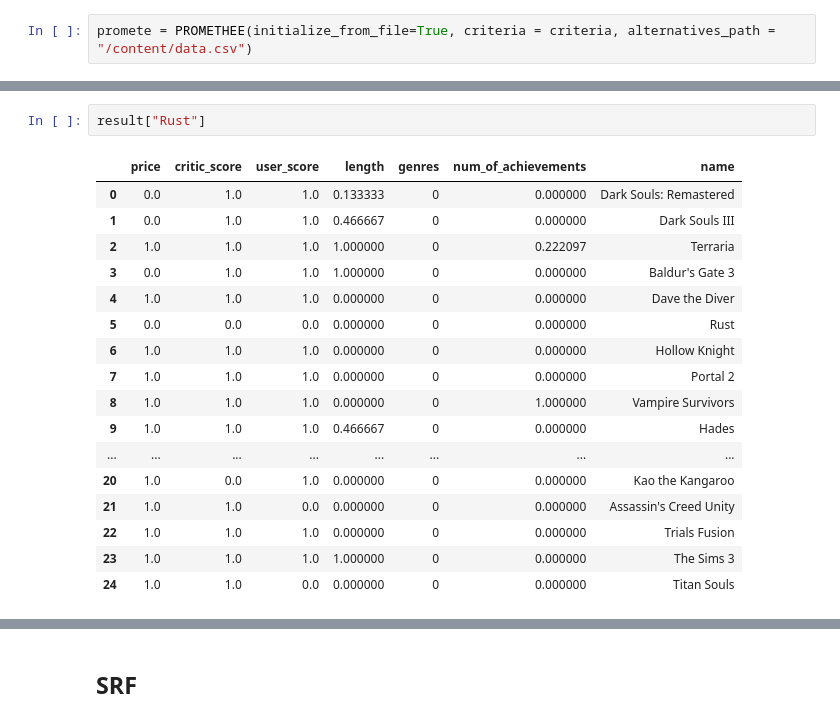
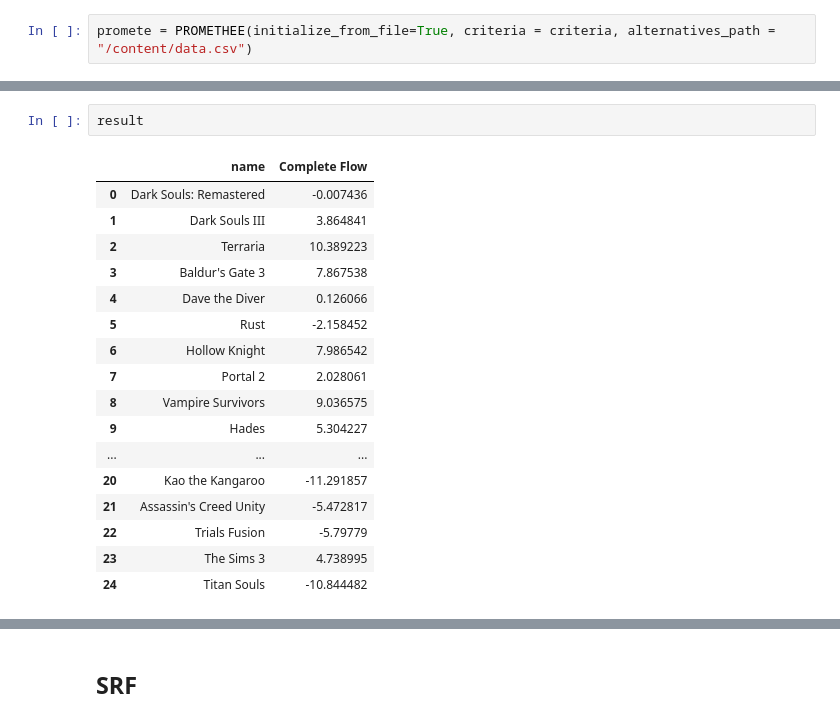
Before and after one commit to MatTheTab/Decision_Analysis, a Jupyter notebook: Project_1/Mat_Decision_Analysis_Project_1.ipynb, the cells around one changed output, grey strips where cells are left out. Drawn from its saved outputs; the diff is of its cells as text.

Commit message:
Add flow calculations

```diff
--- a/Project_1/Mat_Decision_Analysis_Project_1.ipynb
+++ b/Project_1/Mat_Decision_Analysis_Project_1.ipynb
@@ -218,20 +257,20 @@ result = promete.solve()
 # %%
-result["Rust"]
+result
 # %% [output]
-|  | price | critic_score | user_score | length | genres | num_of_achievements | name |
-| 0 | 0.0 | 1.0 | 1.0 | 0.133333 | 0 | 0.000000 | Dark Souls: Remastered |
-| 1 | 0.0 | 1.0 | 1.0 | 0.466667 | 0 | 0.000000 | Dark Souls III |
-| 2 | 1.0 | 1.0 | 1.0 | 1.000000 | 0 | 0.222097 | Terraria |
-| 3 | 0.0 | 1.0 | 1.0 | 1.000000 | 0 | 0.000000 | Baldur's Gate 3 |
-| 4 | 1.0 | 1.0 | 1.0 | 0.000000 | 0 | 0.000000 | Dave the Diver |
-| 5 | 0.0 | 0.0 | 0.0 | 0.000000 | 0 | 0.000000 | Rust |
-| 6 | 1.0 | 1.0 | 1.0 | 0.000000 | 0 | 0.000000 | Hollow Knight |
-| 7 | 1.0 | 1.0 | 1.0 | 0.000000 | 0 | 0.000000 | Portal 2 |
-| 8 | 1.0 | 1.0 | 1.0 | 0.000000 | 0 | 1.000000 | Vampire Survivors |
-| 9 | 1.0 | 1.0 | 1.0 | 0.466667 | 0 | 0.000000 | Hades |
-| ... | ... | ... | ... | ... | ... | ... | ... |
-| 20 | 1.0 | 0.0 | 1.0 | 0.000000 | 0 | 0.000000 | Kao the Kangaroo |
-| 21 | 1.0 | 1.0 | 0.0 | 0.000000 | 0 | 0.000000 | Assassin's Creed Unity |
-| 22 | 1.0 | 1.0 | 1.0 | 0.000000 | 0 | 0.000000 | Trials Fusion |
-| 23 | 1.0 | 1.0 | 1.0 | 1.000000 | 0 | 0.000000 | The Sims 3 |
-| 24 | 1.0 | 1.0 | 0.0 | 0.000000 | 0 | 0.000000 | Titan Souls |
+|  | name | Complete Flow |
+| 0 | Dark Souls: Remastered | -0.007436 |
+| 1 | Dark Souls III | 3.864841 |
+| 2 | Terraria | 10.389223 |
+| 3 | Baldur's Gate 3 | 7.867538 |
+| 4 | Dave the Diver | 0.126066 |
+| 5 | Rust | -2.158452 |
+| 6 | Hollow Knight | 7.986542 |
+| 7 | Portal 2 | 2.028061 |
+| 8 | Vampire Survivors | 9.036575 |
+| 9 | Hades | 5.304227 |
+| ... | ... | ... |
+| 20 | Kao the Kangaroo | -11.291857 |
+| 21 | Assassin's Creed Unity | -5.472817 |
+| 22 | Trials Fusion | -5.79779 |
+| 23 | The Sims 3 | 4.738995 |
+| 24 | Titan Souls | -10.844482 |
```
Also changed, not shown: parts of 6 cells of this notebook.
